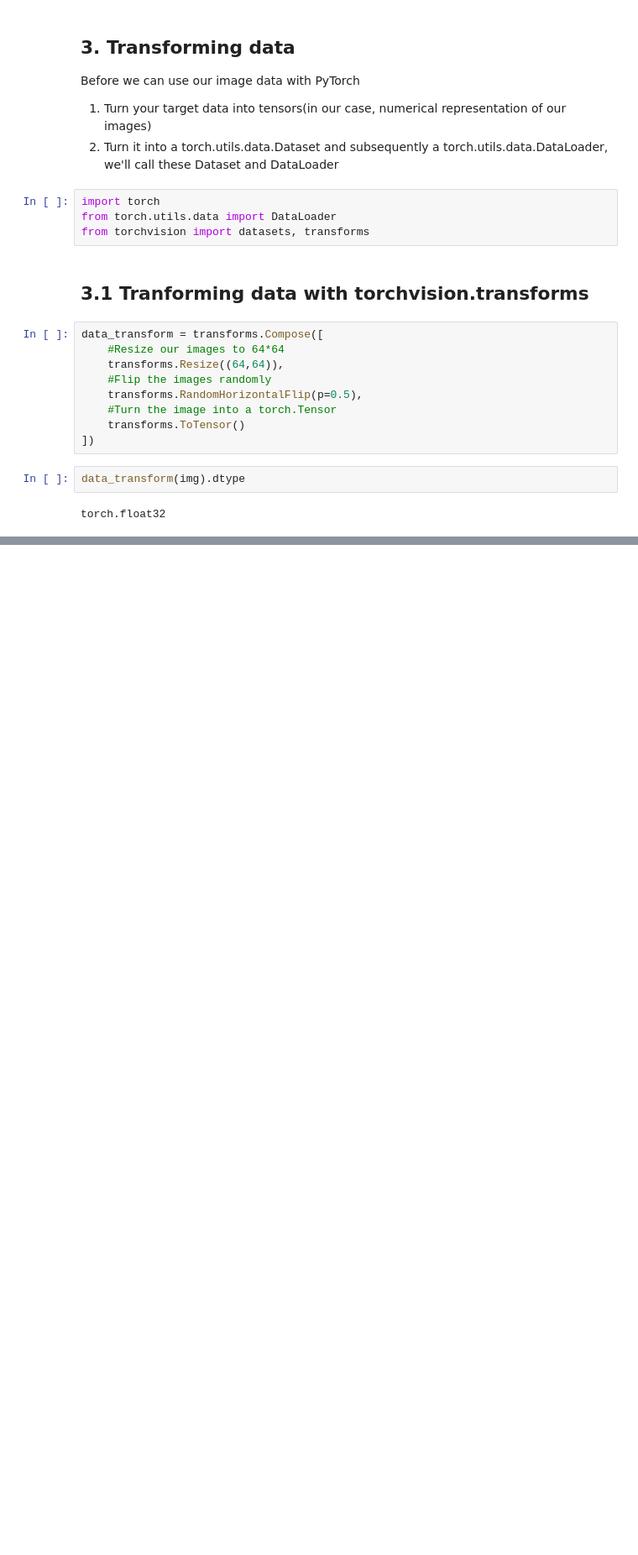
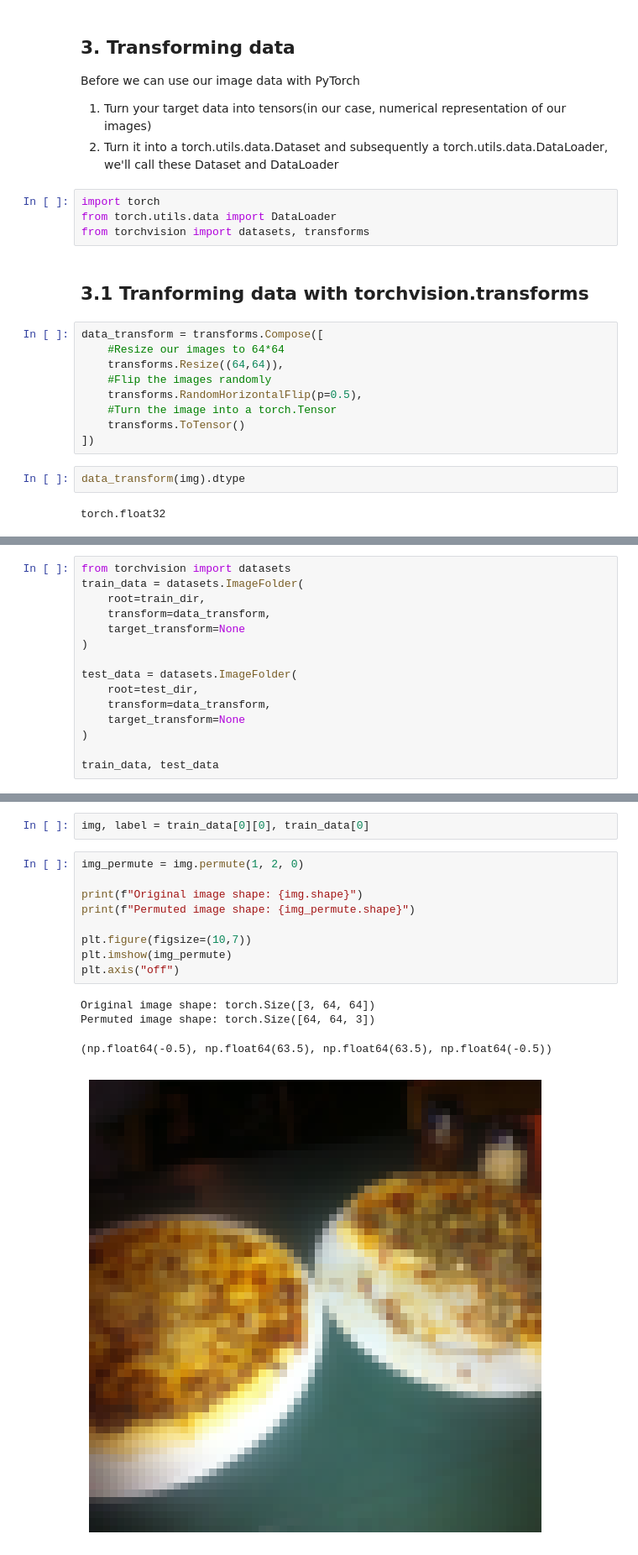
Before and after one commit to vandana10/deeplearning-using-pytorch, a Jupyter notebook: 04_pytorch_custom_datasets.ipynb, the cells around one changed output, grey strips where cells are left out. Shown at 84% size. Drawn from its saved outputs; the diff is of its cells as text; blank space fills up the shorter version.

```diff
--- a/04_pytorch_custom_datasets.ipynb
+++ b/04_pytorch_custom_datasets.ipynb
@@ -202,0 +207,15 @@ plot_transformed_images(
+# %%
+from torchvision import datasets
+train_data = datasets.ImageFolder(
+    root=train_dir,
+    transform=data_transform,
+    target_transform=None
+)
+
+test_data = datasets.ImageFolder(
+    root=test_dir,
+    transform=data_transform,
+    target_transform=None
+)
+
+train_data, test_data
@@ -202,0 +260,16 @@ plot_transformed_images(
+# %%
+img, label = train_data[0][0], train_data[0]
+# %%
+img_permute = img.permute(1, 2, 0)
+
+print(f"Original image shape: {img.shape}")
+print(f"Permuted image shape: {img_permute.shape}")
+
+plt.figure(figsize=(10,7))
+plt.imshow(img_permute)
+plt.axis("off")
+# %% [output]
+Original image shape: torch.Size([3, 64, 64])
+Permuted image shape: torch.Size([64, 64, 3])
+(np.float64(-0.5), np.float64(63.5), np.float64(63.5), np.float64(-0.5))
+[figure, added]
```
Also changed, not shown: parts of 22 cells of this notebook.
